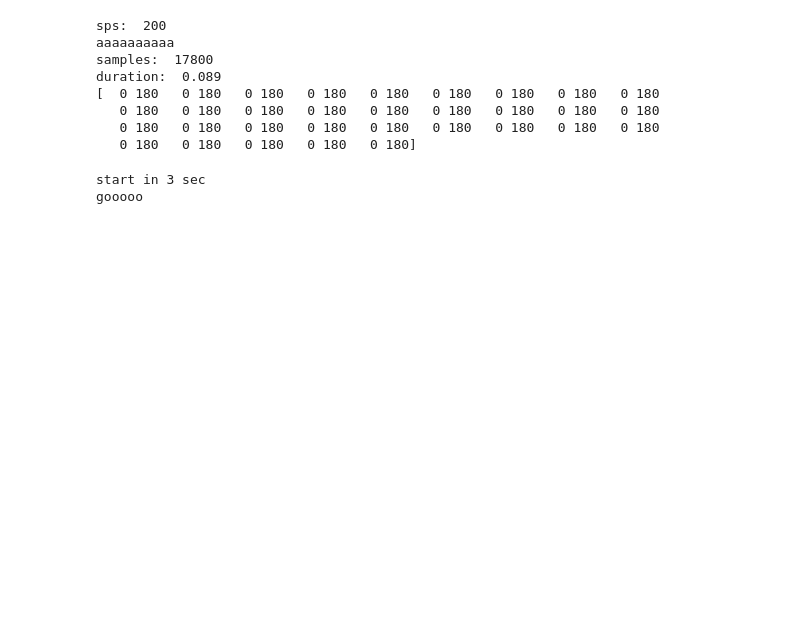
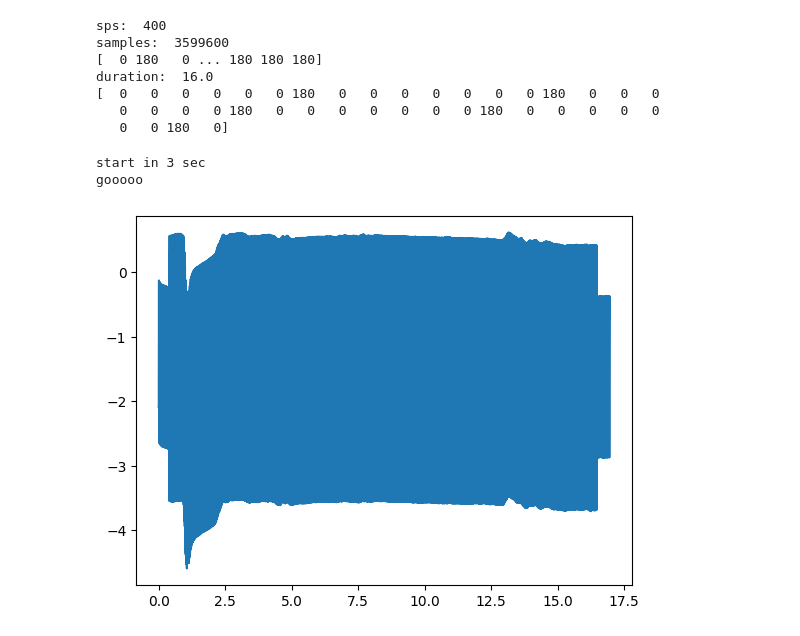
Before and after one commit to GingerBF/PE3--bobo-damster-, a Jupyter notebook: sessiecode/mydaq_tests.ipynb, the cells around one changed output. Saved outputs shown, nothing was run; the diff lists cells and outputs as text; code cells hidden in the pictures; blank space fills up the shorter version.

```diff
--- a/sessiecode/mydaq_tests.ipynb
+++ b/sessiecode/mydaq_tests.ipynb
@@ -24,45 +37,64 @@ daq = MyDAQ()
 # %%
 daq.name = 'MyDAQ1'
 daq.samplerate = int(200000)
-read_channel = 'AI0'
-write_channel = 'AO1'
-capacity = 1000
+read_channel = 'AI1'
+write_channel = 'AO0'
+capacity = 500
 carrierFrequency = 20000
 sps = int(daq.samplerate/capacity)
 print('sps: ', sps)
-amplitude = 2
+amplitude = 8
 #transfer function. UItzoeken hoe normaal werkt (telefoon),
 length = 0  # desired string length
 random_string = ''.join(random.choices(string.ascii_letters, k=length))
-text = "aaaaaaaaaa" #+ random_string
-print(text)
+text = inhoud[:1000] #"aaaaaaaaaa" #+ random_string
+#print(text)
 binary = PM.text_to_binary(text)
 print('samples: ', len(binary) * sps)
-print('duration: ', len(binary) * sps / daq.samplerate)
 fm_signal = PM.binary_to_pm(binary, fmType=1)
+#fm_signal = np.zeros(40000)
+print(fm_signal)
+print('duration: ', len(fm_signal) * sps / daq.samplerate)
+
 #print(fm_signal)
 
-configuringSignal = PM.configuring_signal(daq.samplerate, sps, 32)
+configuringSignal = np.tile(PM.binary_to_pm("00000010", fmType = 1), 5)
+#PM.configuring_signal(daq.samplerate, sps, 32)
 print(configuringSignal)
-
 voltages = PM.pm_to_voltage_array(fm_signal, sps, f=carrierFrequency, fs=daq.samplerate, A=amplitude, pmConfigurationSignal=configuringSignal)
 
-zeroes = np.zeros(1)
-voltages = np.concatenate([voltages, zeroes])
+zeroess = np.zeros(87800)
+voltages = np.concatenate([zeroess, voltages, zeroess])
 # %% [output]
-sps:  200
-aaaaaaaaaa
-samples:  17800
-duration:  0.089
-[  0 180   0 180   0 180   0 180   0 180   0 180   0 180   0 180   0 180
-   0 180   0 180   0 180   0 180   0 180   0 180   0 180   0 180   0 180
-   0 180   0 180   0 180   0 180   0 180   0 180   0 180   0 180   0 180
-   0 180   0 180   0 180   0 180   0 180]
+sps:  400
+samples:  3599600
+[  0 180   0 ... 180 180 180]
+duration:  16.0
+[  0   0   0   0   0   0 180   0   0   0   0   0   0   0 180   0   0   0
+   0   0   0   0 180   0   0   0   0   0   0   0 180   0   0   0   0   0
+   0   0 180   0]
 # %%
 print('start in 3 sec')
-time.sleep(3)
+time.sleep(0)
 print('gooooo')
-daq.write(voltages, write_channel)
+AI0_voltage = daq.readwrite(voltages, read_channel, write_channel)
+
+bits = []
 # %% [output]
 start in 3 sec
 gooooo
+# %%
+# Do the meaurement with MyDAQ
+
+
+voltage_out = AI0_voltage # The second input channel is the voltage out over the breadboard component
+timeArray = np.arange(len(voltage_out)) / daq.samplerate
+
+
+plt.plot(timeArray, voltage_out)
+plt.show()
+# Save the data to a file
+filename = "data"
+np.savez(f"data/{filename}", time=timeArray, voltage=AI0_voltage)
+# %% [output]
+[figure, added]
```
Also changed, not shown: parts of 10 cells of this notebook, 4 other files.
